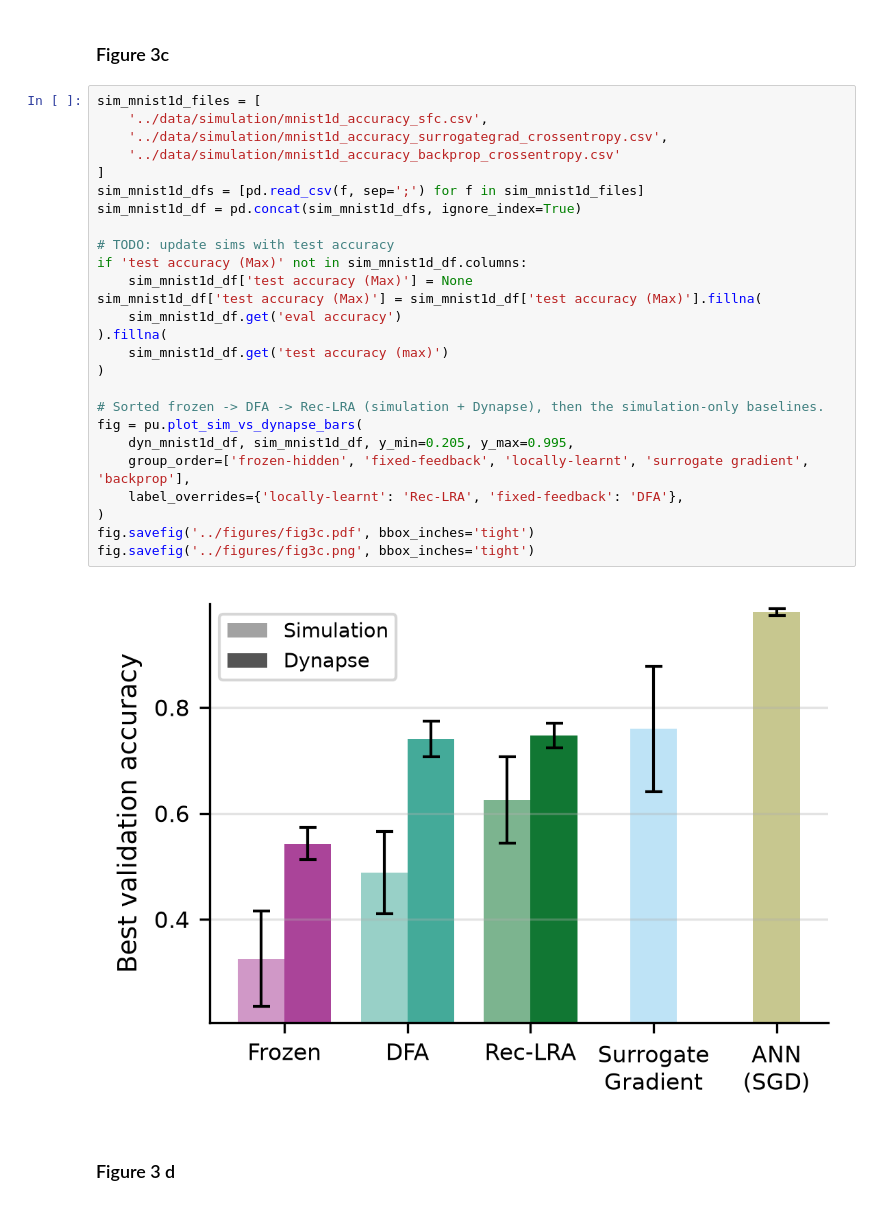
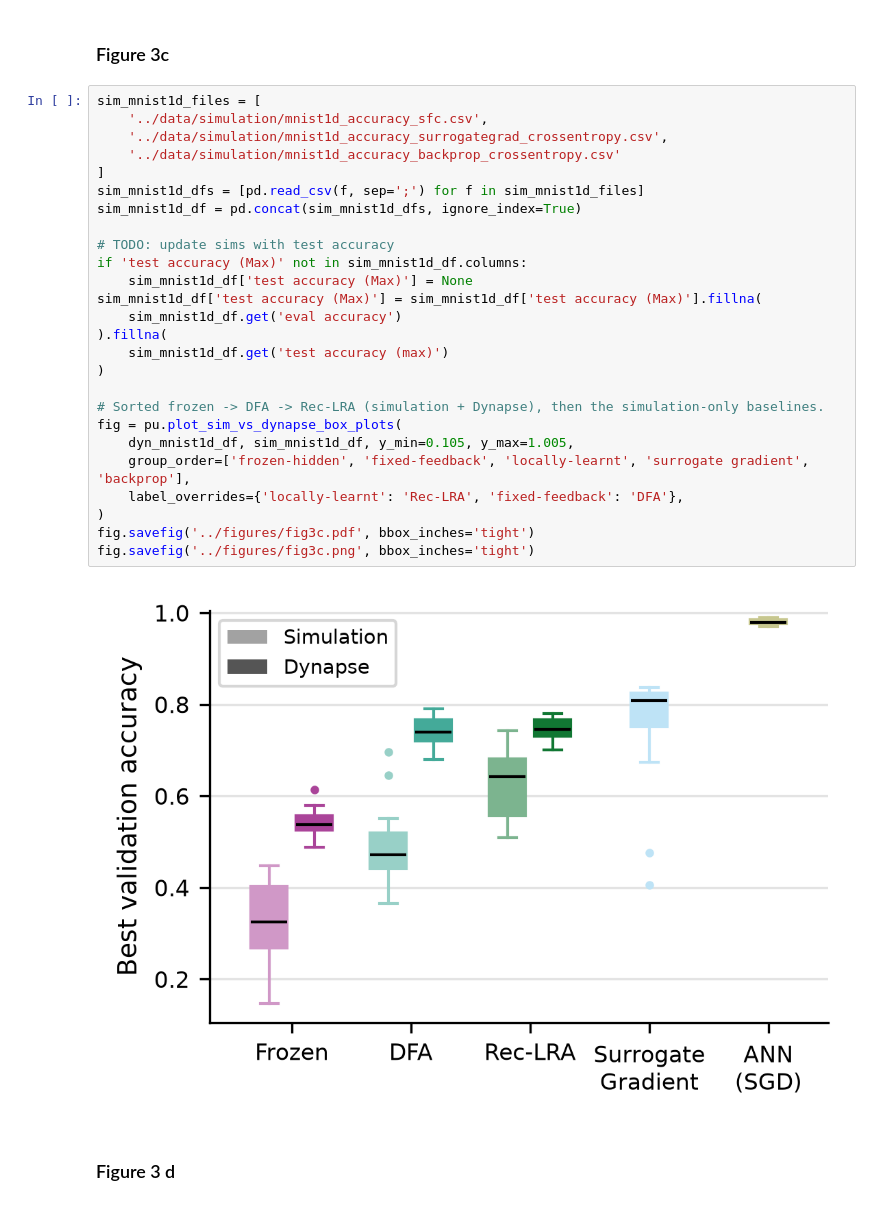
Before and after one commit to jonahaag/spiking_feedback_control_paper_figures, a Jupyter notebook: scripts/create_figures.ipynb, the cells around one changed output. Saved outputs shown, nothing was run; the diff lists cells and outputs as text.

```diff
--- a/scripts/create_figures.ipynb
+++ b/scripts/create_figures.ipynb
@@ -90,31 +91,31 @@ ax.figure.savefig('../figures/fig3b.png', bbox_inches='tight')
 # %%
 sim_mnist1d_files = [
     '../data/simulation/mnist1d_accuracy_sfc.csv',
     '../data/simulation/mnist1d_accuracy_surrogategrad_crossentropy.csv',
     '../data/simulation/mnist1d_accuracy_backprop_crossentropy.csv'
 ]
 sim_mnist1d_dfs = [pd.read_csv(f, sep=';') for f in sim_mnist1d_files]
 sim_mnist1d_df = pd.concat(sim_mnist1d_dfs, ignore_index=True)
 
 # TODO: update sims with test accuracy
 if 'test accuracy (Max)' not in sim_mnist1d_df.columns:
     sim_mnist1d_df['test accuracy (Max)'] = None
 sim_mnist1d_df['test accuracy (Max)'] = sim_mnist1d_df['test accuracy (Max)'].fillna(
     sim_mnist1d_df.get('eval accuracy')
 ).fillna(
     sim_mnist1d_df.get('test accuracy (max)')
 )
 
 # Sorted frozen -> DFA -> Rec-LRA (simulation + Dynapse), then the simulation-only baselines.
-fig = pu.plot_sim_vs_dynapse_bars(
-    dyn_mnist1d_df, sim_mnist1d_df, y_min=0.205, y_max=0.995,
+fig = pu.plot_sim_vs_dynapse_box_plots(
+    dyn_mnist1d_df, sim_mnist1d_df, y_min=0.105, y_max=1.005,
     group_order=['frozen-hidden', 'fixed-feedback', 'locally-learnt', 'surrogate gradient', 'backprop'],
     label_overrides={'locally-learnt': 'Rec-LRA', 'fixed-feedback': 'DFA'},
 )
 fig.savefig('../figures/fig3c.pdf', bbox_inches='tight')
 fig.savefig('../figures/fig3c.png', bbox_inches='tight')
 # %% [output]
-[figure, old version]
+[figure, new version]
 # %% [markdown]
 ### Figure 3 d
 # %%
```
Also changed, not shown: parts of 3 cells of this notebook, 23 other files.
